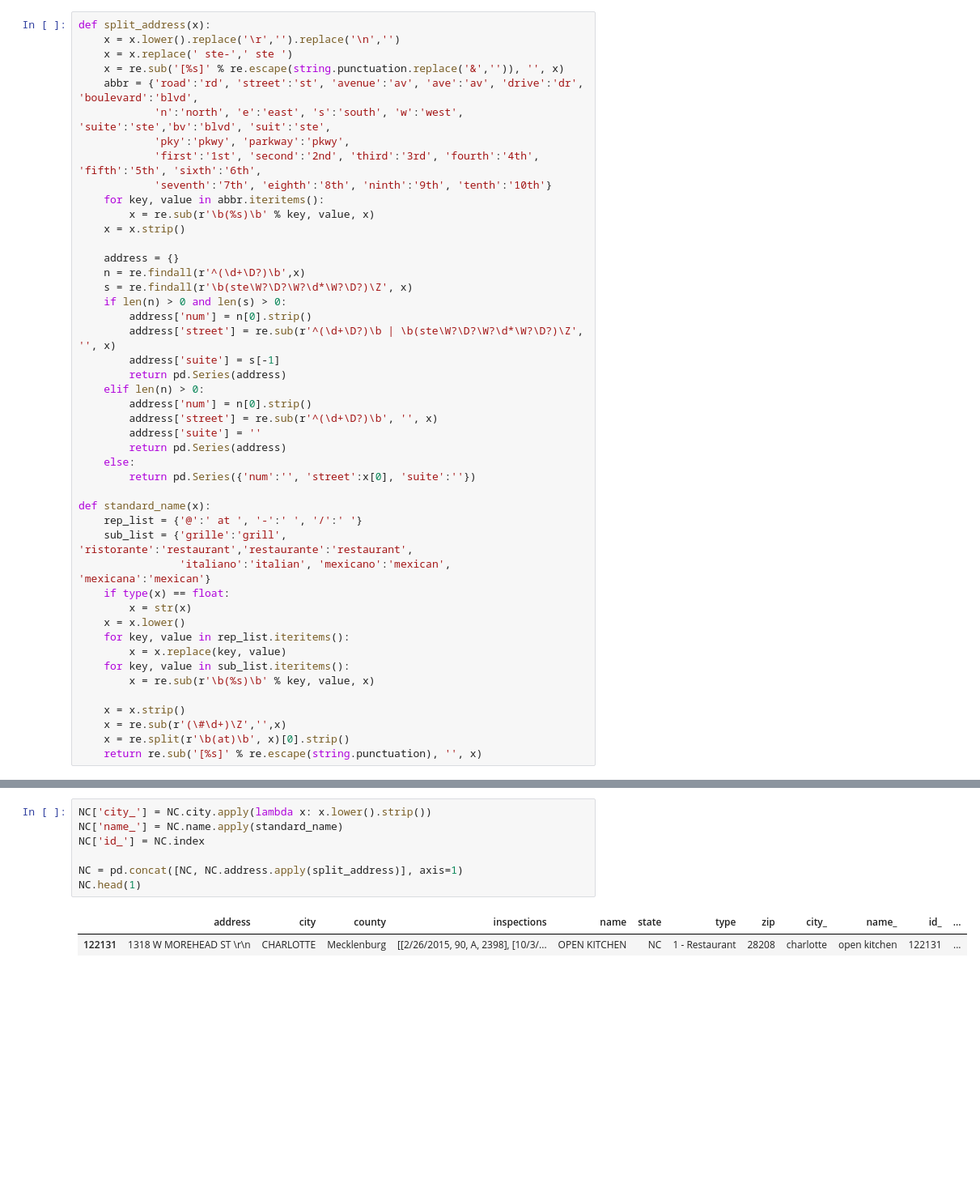
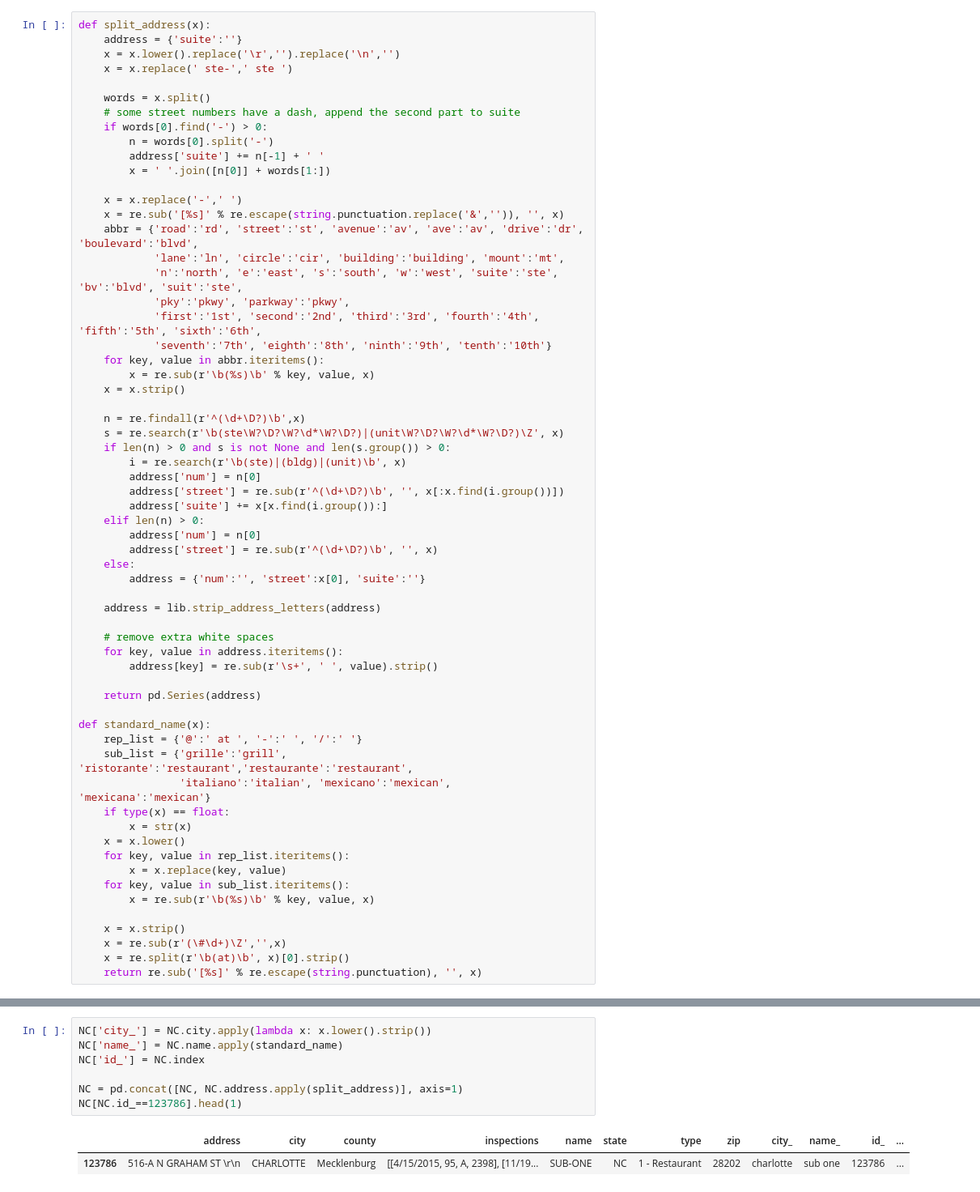
Before and after one commit to tbackes/yelp-health, a Jupyter notebook: code/yelp-EDA.ipynb, the cells around one changed output, grey strips where cells are left out. Shown: that part at 81% size. Drawn from its saved outputs; the diff is of its cells as text; blank space fills up the shorter version.

Commit message:
Finished first pass at merging Charlotte inspections to yelp data

```diff
--- a/code/yelp-EDA.ipynb
+++ b/code/yelp-EDA.ipynb
@@ -150,11 +150,22 @@ memory usage: 1.3+ MB
 ### Charlotte, NC
 # %%
 def split_address(x):
+    address = {'suite':''}
     x = x.lower().replace('\r','').replace('\n','')
     x = x.replace(' ste-',' ste ')
+
+    words = x.split()
+    # some street numbers have a dash, append the second part to suite
+    if words[0].find('-') > 0:
+        n = words[0].split('-')
+        address['suite'] += n[-1] + ' '
+        x = ' '.join([n[0]] + words[1:])
+
+    x = x.replace('-',' ')
     x = re.sub('[%s]' % re.escape(string.punctuation.replace('&','')), '', x)
     abbr = {'road':'rd', 'street':'st', 'avenue':'av', 'ave':'av', 'drive':'dr', 'boulevard':'blvd',
-            'n':'north', 'e':'east', 's':'south', 'w':'west', 'suite':'ste','bv':'blvd', 'suit':'ste',
+            'lane':'ln', 'circle':'cir', 'building':'building', 'mount':'mt',
+            'n':'north', 'e':'east', 's':'south', 'w':'west', 'suite':'ste', 'bv':'blvd', 'suit':'ste',
             'pky':'pkwy', 'parkway':'pkwy',
             'first':'1st', 'second':'2nd', 'third':'3rd', 'fourth':'4th', 'fifth':'5th', 'sixth':'6th',
             'seventh':'7th', 'eighth':'8th', 'ninth':'9th', 'tenth':'10th'}
@@ -162,21 +173,26 @@ def split_address(x):
         x = re.sub(r'\b(%s)\b' % key, value, x)
     x = x.strip()
 
-    address = {}
     n = re.findall(r'^(\d+\D?)\b',x)
-    s = re.findall(r'\b(ste\W?\D?\W?\d*\W?\D?)\Z', x)
-    if len(n) > 0 and len(s) > 0:
-        address['num'] = n[0].strip()
-        address['street'] = re.sub(r'^(\d+\D?)\b | \b(ste\W?\D?\W?\d*\W?\D?)\Z', '', x)
-        address['suite'] = s[-1]
-        return pd.Series(address)
+    s = re.search(r'\b(ste\W?\D?\W?\d*\W?\D?)|(unit\W?\D?\W?\d*\W?\D?)\Z', x)
+    if len(n) > 0 and s is not None and len(s.group()) > 0:
+        i = re.search(r'\b(ste)|(bldg)|(unit)\b', x)
+        address['num'] = n[0]
+        address['street'] = re.sub(r'^(\d+\D?)\b', '', x[:x.find(i.group())])
+        address['suite'] += x[x.find(i.group()):]
     elif len(n) > 0:
-        address['num'] = n[0].strip()
+        address['num'] = n[0]
         address['street'] = re.sub(r'^(\d+\D?)\b', '', x)
-        address['suite'] = ''
-        return pd.Series(address)
     else:
-        return pd.Series({'num':'', 'street':x[0], 'suite':''})
+        address = {'num':'', 'street':x[0], 'suite':''}
+
+    address = lib.strip_address_letters(address)
+
+    # remove extra white spaces
+    for key, value in address.iteritems():
+        address[key] = re.sub(r'\s+', ' ', value).strip()
+
+    return pd.Series(address)
 
 def standard_name(x):
     rep_list = {'@':' at ', '-':' ', '/':' '}
@@ -211,13 +227,13 @@ NC.head(1)
 # %%
 NC['city_'] = NC.city.apply(lambda x: x.lower().strip())
 NC['name_'] = NC.name.apply(standard_name)
 NC['id_'] = NC.index
 
 NC = pd.concat([NC, NC.address.apply(split_address)], axis=1)
-NC.head(1)
+NC[NC.id_==123786].head(1)
 # %% [output]
 |  | address | city | county | inspections | name | state | type | zip | city_ | name_ | id_ | ... |
-| 122131 | 1318 W MOREHEAD ST \r\n | CHARLOTTE | Mecklenburg | [[2/26/2015, 90, A, 2398], [10/3/... | OPEN KITCHEN | NC | 1 - Restaurant | 28208 | charlotte | open kitchen | 122131 | ... |
+| 123786 | 516-A N GRAHAM ST \r\n | CHARLOTTE | Mecklenburg | [[4/15/2015, 95, A, 2398], [11/19... | SUB-ONE | NC | 1 - Restaurant | 28202 | charlotte | sub one | 123786 | ... |
 # %%
 B_address = pd.Series(zip(B_NC.full_address, B_NC.neighborhoods)).apply(lambda x: lib.parse_address(*x))
 B_address.set_index(B_NC.index, inplace=True)
```
Also changed, not shown: parts of 23 cells of this notebook, 1 other file.
